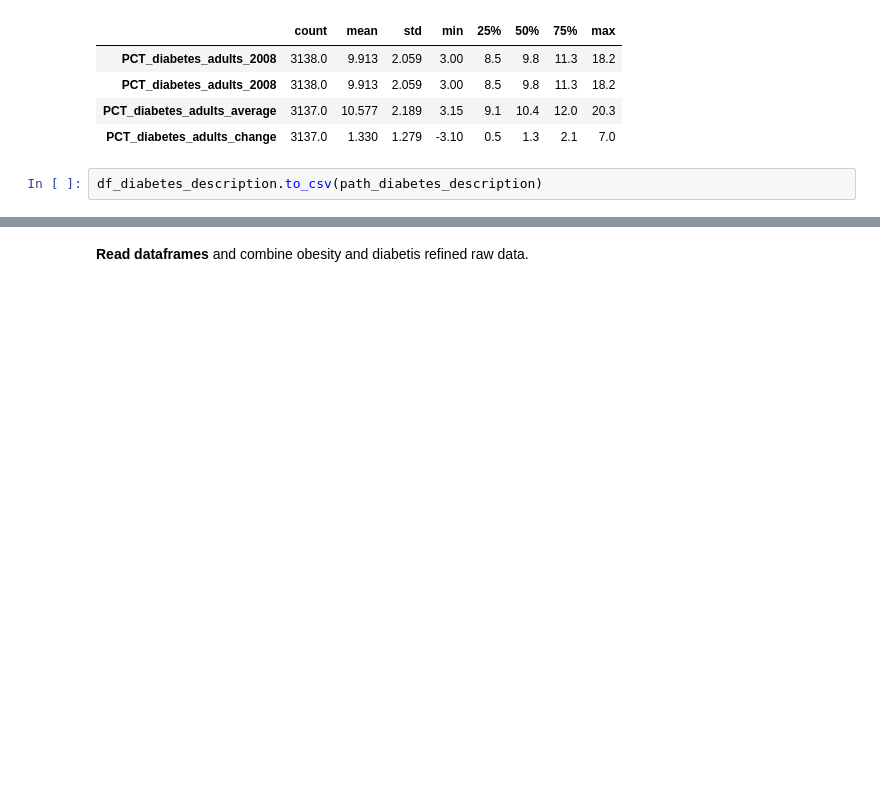
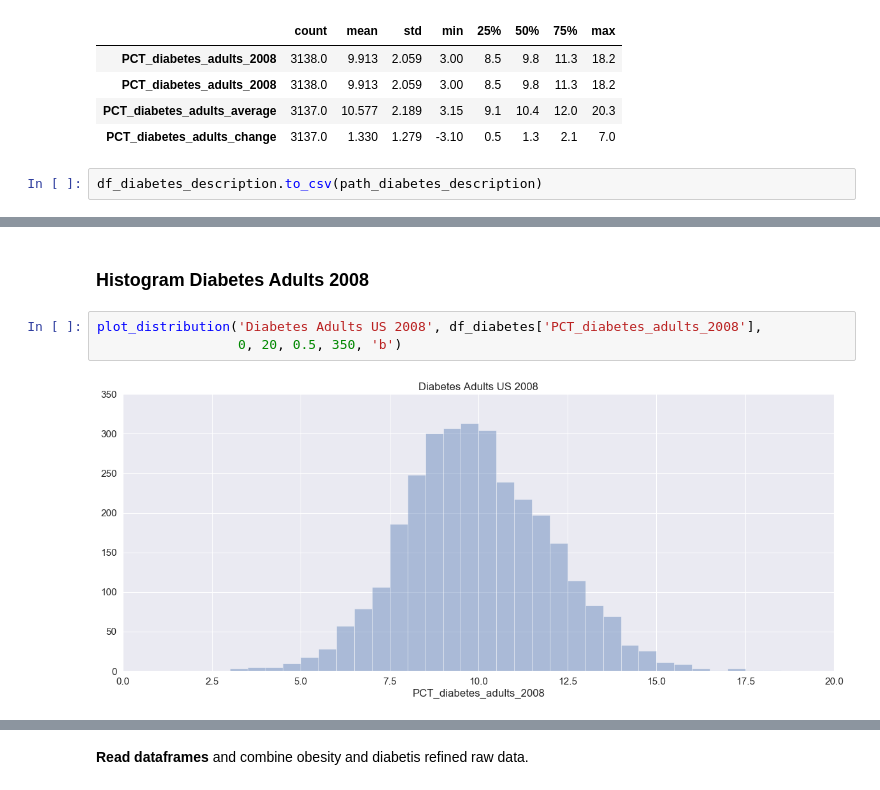
Before and after one commit to rendermat/datafriends_workshop, a Jupyter notebook: explore_data/Diabetis_01_MAT.ipynb, the cells around one changed output, grey strips where cells are left out. Saved outputs shown, nothing was run; the diff lists cells and outputs as text; blank space fills up the shorter version.

```diff
--- a/explore_data/Diabetis_01_MAT.ipynb
+++ b/explore_data/Diabetis_01_MAT.ipynb
@@ -97,0 +114,7 @@ plot_distribution('Diabetes Adults US 2008', df_diabetes['PCT_diabetes_adults_20
+# %% [markdown]
+### Histogram Diabetes Adults 2008
+# %%
+plot_distribution('Diabetes Adults US 2008', df_diabetes['PCT_diabetes_adults_2008'],
+                  0, 20, 0.5, 350, 'b')
+# %% [output]
+[figure, added]
```
Also changed, not shown: parts of 16 cells of this notebook, 5 other files.
